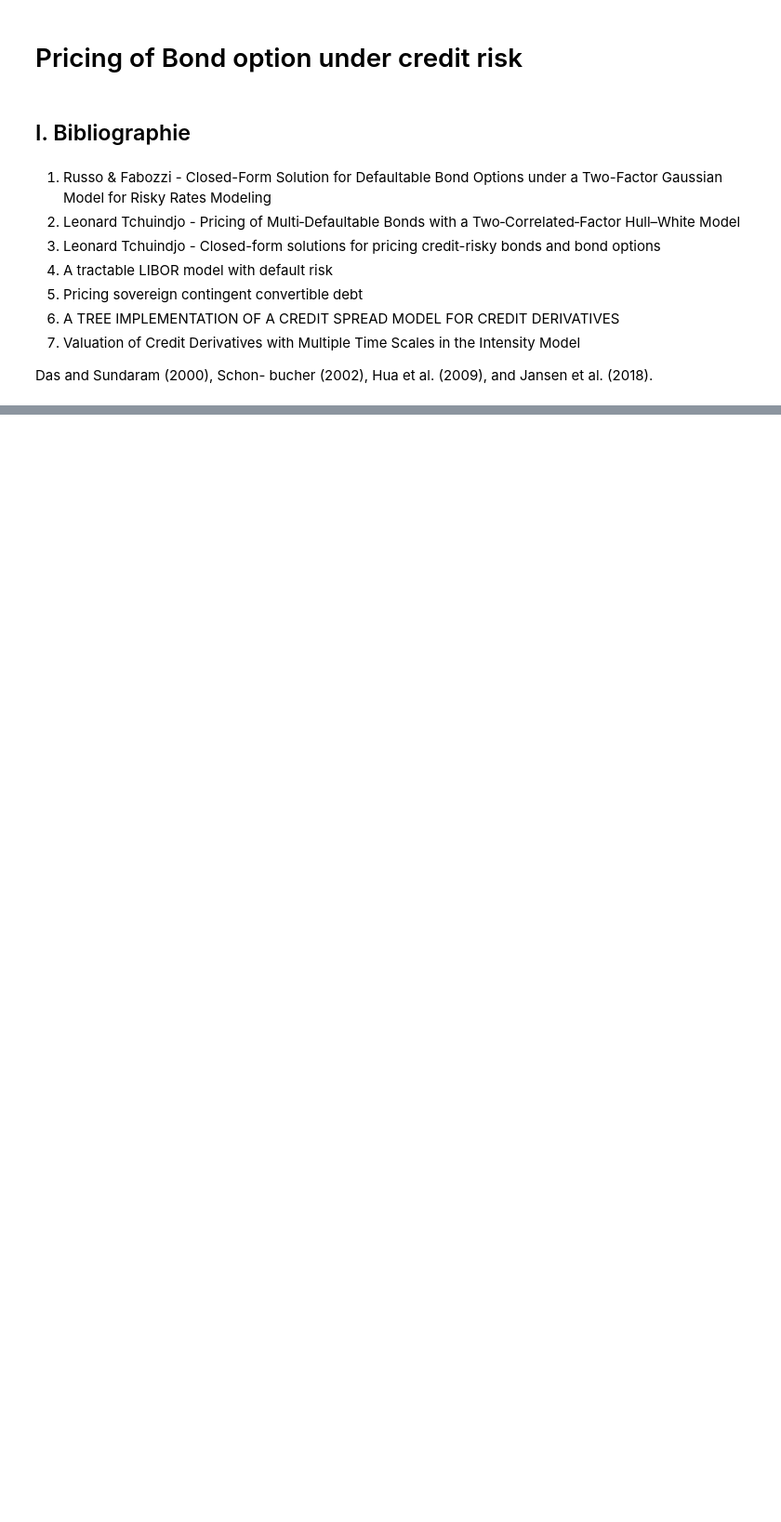
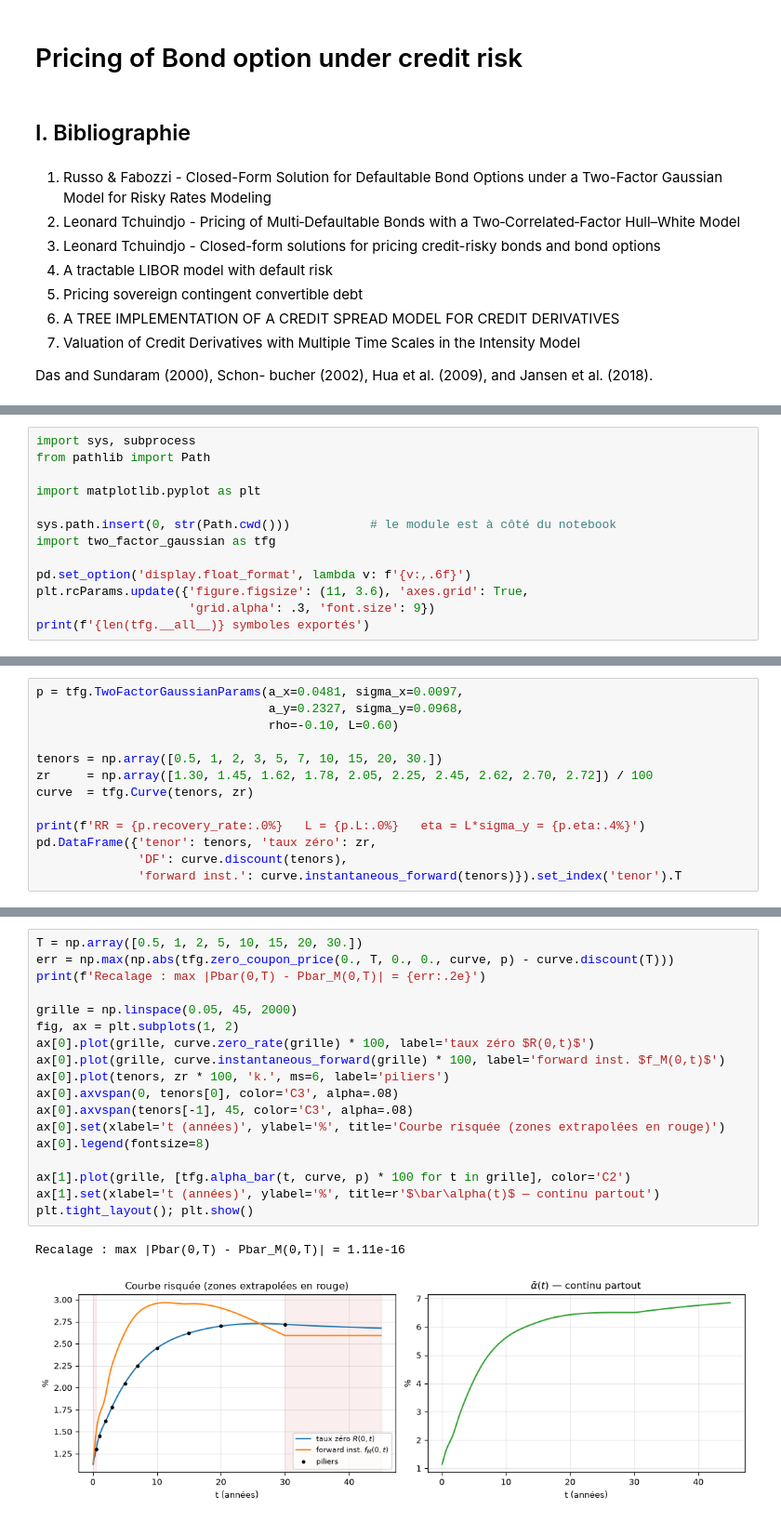
Before and after one commit to alexisdantzikian/BondOptionPricer, a Jupyter notebook: main/main.ipynb, the cells around one changed output, grey strips where cells are left out. Shown at 93% size. Saved outputs shown, nothing was run; the diff lists cells and outputs as text; blank space fills up the shorter version.

```diff
--- a/main/main.ipynb
+++ b/main/main.ipynb
@@ -24,0 +35,13 @@ ModuleNotFoundError: No module named 'numpy'
+# %%
+import sys, subprocess
+from pathlib import Path
+
+import matplotlib.pyplot as plt
+
+sys.path.insert(0, str(Path.cwd()))           # le module est à côté du notebook
+import two_factor_gaussian as tfg
+
+pd.set_option('display.float_format', lambda v: f'{v:,.6f}')
+plt.rcParams.update({'figure.figsize': (11, 3.6), 'axes.grid': True,
+                     'grid.alpha': .3, 'font.size': 9})
+print(f'{len(tfg.__all__)} symboles exportés')
@@ -24,0 +56,13 @@ ModuleNotFoundError: No module named 'numpy'
+# %%
+p = tfg.TwoFactorGaussianParams(a_x=0.0481, sigma_x=0.0097,
+                                a_y=0.2327, sigma_y=0.0968,
+                                rho=-0.10, L=0.60)
+
+tenors = np.array([0.5, 1, 2, 3, 5, 7, 10, 15, 20, 30.])
+zr     = np.array([1.30, 1.45, 1.62, 1.78, 2.05, 2.25, 2.45, 2.62, 2.70, 2.72]) / 100
+curve  = tfg.Curve(tenors, zr)
+
+print(f'RR = {p.recovery_rate:.0%}   L = {p.L:.0%}   eta = L*sigma_y = {p.eta:.4%}')
+pd.DataFrame({'tenor': tenors, 'taux zéro': zr,
+              'DF': curve.discount(tenors),
+              'forward inst.': curve.instantaneous_forward(tenors)}).set_index('tenor').T
@@ -24,0 +81,21 @@ ModuleNotFoundError: No module named 'numpy'
+# %%
+T = np.array([0.5, 1, 2, 5, 10, 15, 20, 30.])
+err = np.max(np.abs(tfg.zero_coupon_price(0., T, 0., 0., curve, p) - curve.discount(T)))
+print(f'Recalage : max |Pbar(0,T) - Pbar_M(0,T)| = {err:.2e}')
+
+grille = np.linspace(0.05, 45, 2000)
+fig, ax = plt.subplots(1, 2)
+ax[0].plot(grille, curve.zero_rate(grille) * 100, label='taux zéro $R(0,t)$')
+ax[0].plot(grille, curve.instantaneous_forward(grille) * 100, label='forward inst. $f_M(0,t)$')
+ax[0].plot(tenors, zr * 100, 'k.', ms=6, label='piliers')
+ax[0].axvspan(0, tenors[0], color='C3', alpha=.08)
+ax[0].axvspan(tenors[-1], 45, color='C3', alpha=.08)
+ax[0].set(xlabel='t (années)', ylabel='%', title='Courbe risquée (zones extrapolées en rouge)')
+ax[0].legend(fontsize=8)
+
+ax[1].plot(grille, [tfg.alpha_bar(t, curve, p) * 100 for t in grille], color='C2')
+ax[1].set(xlabel='t (années)', ylabel='%', title=r'$\bar\alpha(t)$ — continu partout')
+plt.tight_layout(); plt.show()
+# %% [output]
+Recalage : max |Pbar(0,T) - Pbar_M(0,T)| = 1.11e-16
+[figure, added]
```
Also changed, not shown: parts of 21 cells of this notebook.
